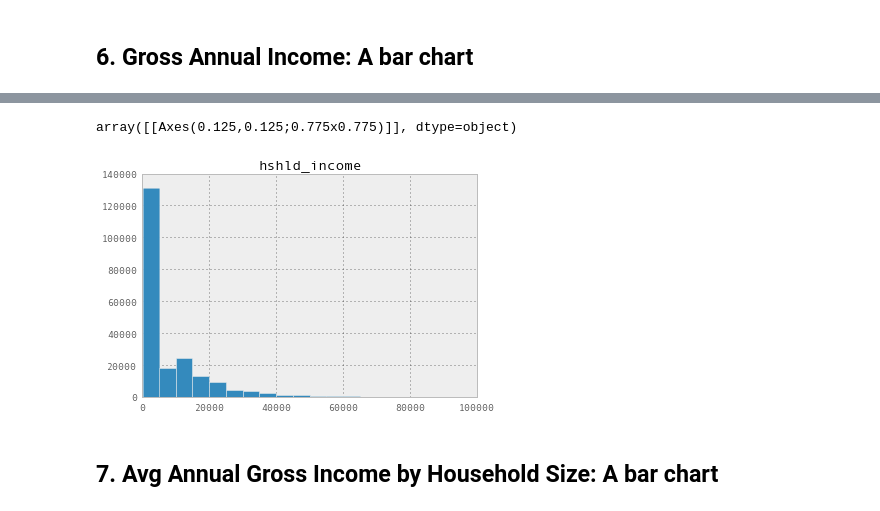
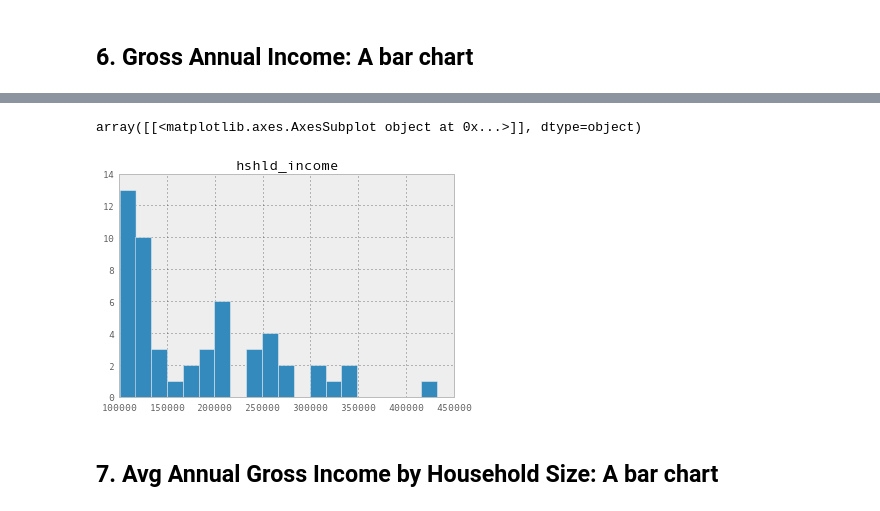
Before and after one commit to sandiegodata-projects/211sandiego-org-17-call_analysis, a Jupyter notebook: analysts/gonzaloprofile.ipynb, the cells around one changed output, grey strips where cells are left out. Saved outputs shown, nothing was run; the diff lists cells and outputs as text; code cells hidden in the pictures.

```diff
--- a/analysts/gonzaloprofile.ipynb
+++ b/analysts/gonzaloprofile.ipynb
@@ -47,0 +91,2 @@ Here, I should create a subset of the deduped data and the analyses below will b
+# %%
+needsBV = needsBV.sort_index(axis=0, by=None, ascending=True)
@@ -47,0 +100,2 @@ Here, I should create a subset of the deduped data and the analyses below will b
+# %%
+bvdf = needsBV.join(deduped, how='left')
@@ -53,17 +117,17 @@ def string_to_date(date_string):
     return datetime.strptime(date_string, "%m/%d/%Y %H:%M:%S.%f %Z")
 
 # Run the function on every date string and overwrite the column
-deduped.create_time = deduped.create_time.apply(string_to_date)
+bvdf.create_time = bvdf.create_time.apply(string_to_date)
 # %%
-deduped["week"] = deduped.create_time.apply(lambda d : d.week)
-call_volume_per_week = deduped.groupby(['week']).size()
+bvdf["week"] = bvdf.create_time.apply(lambda d : d.week)
+call_volume_per_week = bvdf.groupby(['week']).size()
 
-deduped["month"] = deduped.create_time.apply(lambda d : d.month)
-call_volume_per_month = deduped.groupby(['month']).size()
+bvdf["month"] = bvdf.create_time.apply(lambda d : d.month)
+call_volume_per_month = bvdf.groupby(['month']).size()
 
-deduped["weekday"] = deduped.create_time.apply(lambda d : d.weekday())
-call_volume_per_weekday = deduped.groupby(['weekday']).size()
+bvdf["weekday"] = bvdf.create_time.apply(lambda d : d.weekday())
+call_volume_per_weekday = bvdf.groupby(['weekday']).size()
 
-deduped["hour"] = deduped.create_time.apply(lambda d : d.hour)
-call_volume_per_hour = deduped.groupby(['hour']).size()
+bvdf["hour"] = bvdf.create_time.apply(lambda d : d.hour)
+call_volume_per_hour = bvdf.groupby(['hour']).size()
 # %%
@@ -130,9 +203,9 @@ deduped.groupby('hshld_size').size().plot(kind='barh')
 # %%
-income = deduped[deduped.hshld_income < 100000]
-income.hist(column='hshld_income', bins=20)
+highincome = bvdf[(bvdf.hshld_income > 100000)]
+highincome.hist(column='hshld_income', bins=20)
 # %% [output]
-array([[Axes(0.125,0.125;0.775x0.775)]], dtype=object)
+array([[<matplotlib.axes.AxesSubplot object at 0x...>]], dtype=object)
-[figure, old version]
+[figure, new version]
 # %% [markdown]
 ## 7. Avg Annual Gross Income by Household Size: A bar chart
 # %%
```
Also changed, not shown: parts of 33 cells of this notebook.
